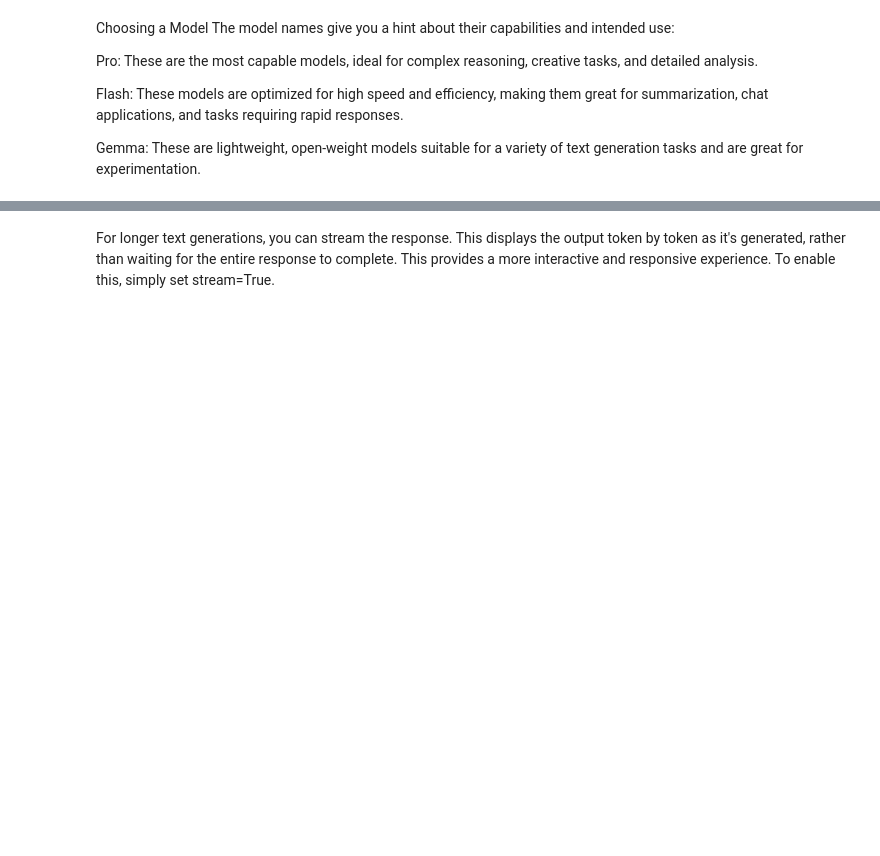
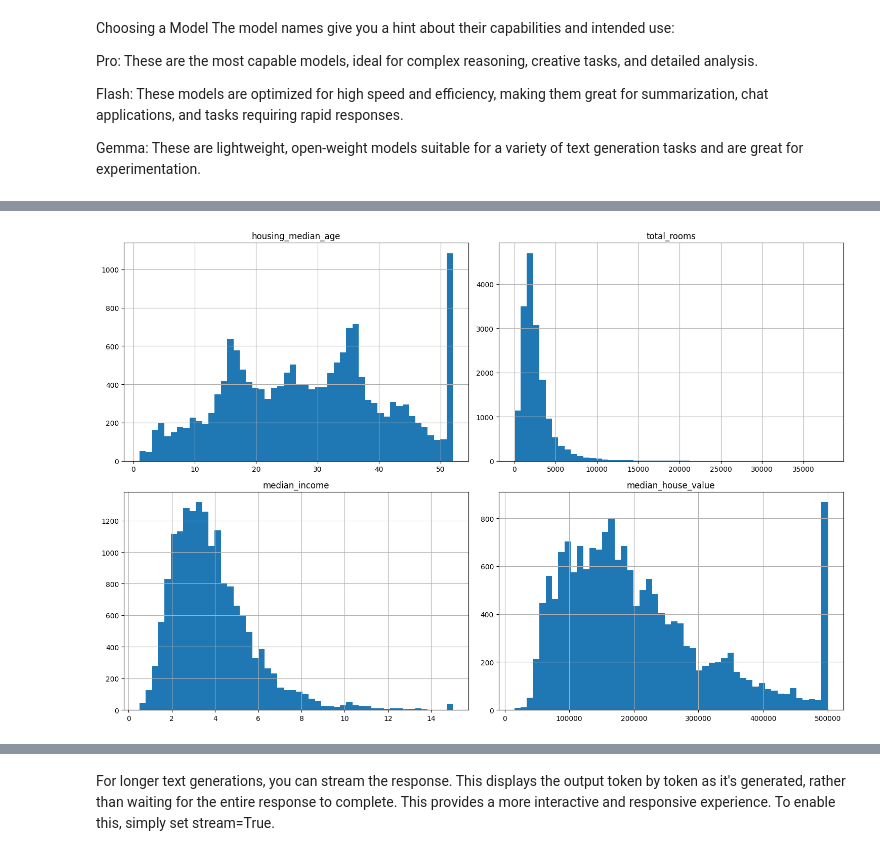
Before and after one commit to microsoft/.github, a Jupyter notebook: notebooks/Getting_started_with_google_colab_ai.ipynb, the cells around one changed output, grey strips where cells are left out. Drawn from its saved outputs; the diff is of its cells as text; code cells hidden in the pictures; blank space fills up the shorter version.

```diff
--- a/notebooks/Getting_started_with_google_colab_ai.ipynb
+++ b/notebooks/Getting_started_with_google_colab_ai.ipynb
@@ -35,0 +52,12 @@ Gemma: These are lightweight, open-weight models suitable for a variety of text
+# %%
+import numpy as np
+
+# Apply log transformation to 'total_rooms' and 'median_income'
+# Add a small constant (e.g., 1) before taking the log to handle potential zero values,
+# although based on describe() output, these columns don't have zeros.
+# Using np.log1p which calculates log(1+x) is a robust way to handle this.
+df['total_rooms_log'] = np.log1p(df['total_rooms'])
+df['median_income_log'] = np.log1p(df['median_income'])
+
+# Display the head of the DataFrame to verify the new transformed columns
+display(df.head())
@@ -35,0 +71,13 @@ Gemma: These are lightweight, open-weight models suitable for a variety of text
+# %%
+import matplotlib.pyplot as plt
+import pandas as pd
+
+# Select a few numerical features to visualize
+features_to_visualize = ['housing_median_age', 'total_rooms', 'median_income', 'median_house_value']
+
+# Create histograms for each selected feature
+df[features_to_visualize].hist(bins=50, figsize=(15, 10))
+plt.tight_layout() # Adjust layout to prevent overlap
+plt.show()
+# %% [output]
+[figure, added]
```
Also changed, not shown: parts of 101 cells of this notebook.
